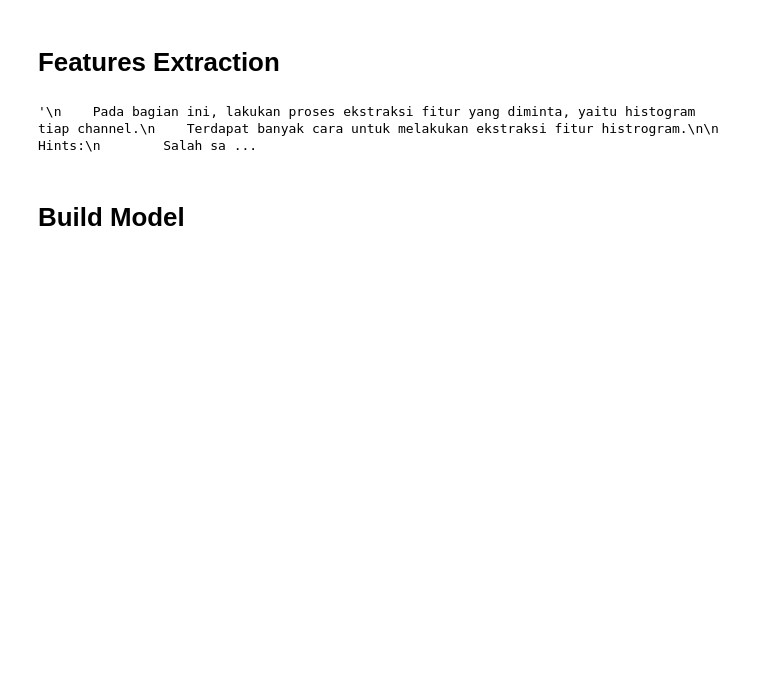
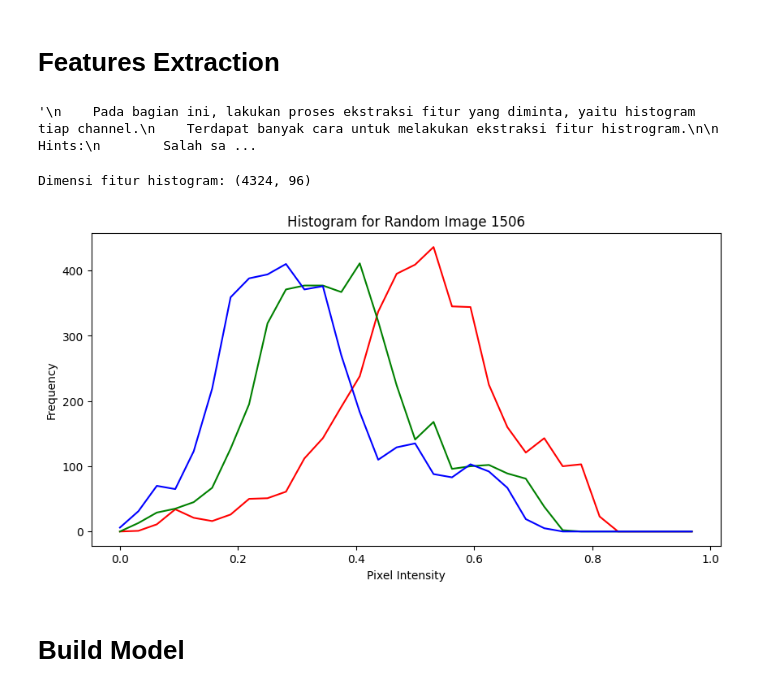
Before and after one commit to Fyodor-DOs/02_2241720083_Machine-Learning, a Jupyter notebook: Pertemuan 5 (Kuis 1)/Kuis1_boilerplate_Kelompok6.ipynb, the cells around one changed output. Drawn from its saved outputs; the diff is of its cells as text; code cells hidden in the pictures; blank space fills up the shorter version.

```diff
--- a/Pertemuan 5 (Kuis 1)/Kuis1_boilerplate_Kelompok6.ipynb
+++ b/Pertemuan 5 (Kuis 1)/Kuis1_boilerplate_Kelompok6.ipynb
@@ -144,3 +130,37 @@ X_test = scaler.transform(X_test)
+# %%
+# Fungsi untuk mengekstraksi histogram dari setiap channel gambar
+def extract_histogram(image, bins=32):
+    # Inisialisasi list untuk menyimpan histogram tiap channel
+    hist_features = []
+
+    # Ekstraksi histogram untuk setiap channel (RGB)
+    for i in range(3):  # Channel 0=Red, 1=Green, 2=Blue
+        hist, _ = np.histogram(image[:, :, i], bins=bins, range=(0, 1))
+        hist_features.extend(hist)  # Menambahkan hasil histogram ke list
+
+    # Mengembalikan hasil histogram sebagai array
+    return np.array(hist_features)
+
+histograms = np.array([extract_histogram(image) for image in resized_images])
+
+print(f"Dimensi fitur histogram: {histograms.shape}")
+# %% [output]
+Dimensi fitur histogram: (4324, 96)
+# %%
+# Pilih gambar secara acak
+image_index = np.random.randint(0, len(resized_images))  # Mengambil index random dari dataset
+colors = ('red', 'green', 'blue')
+
+plt.figure(figsize=(10, 5))
+for i, color in enumerate(colors):
+    hist, bins = np.histogram(resized_images[image_index][:, :, i], bins=32, range=(0, 1))
+    plt.plot(bins[:-1], hist, color=color)  # Plot histogram tiap channel
+plt.title(f"Histogram for Random Image {image_index}")
+plt.xlabel("Pixel Intensity")
+plt.ylabel("Frequency")
+plt.show()
+# %% [output]
+[figure, added]
 # %% [markdown]
 # Build Model
 # %%
```
Also changed, not shown: parts of 11 cells of this notebook.
